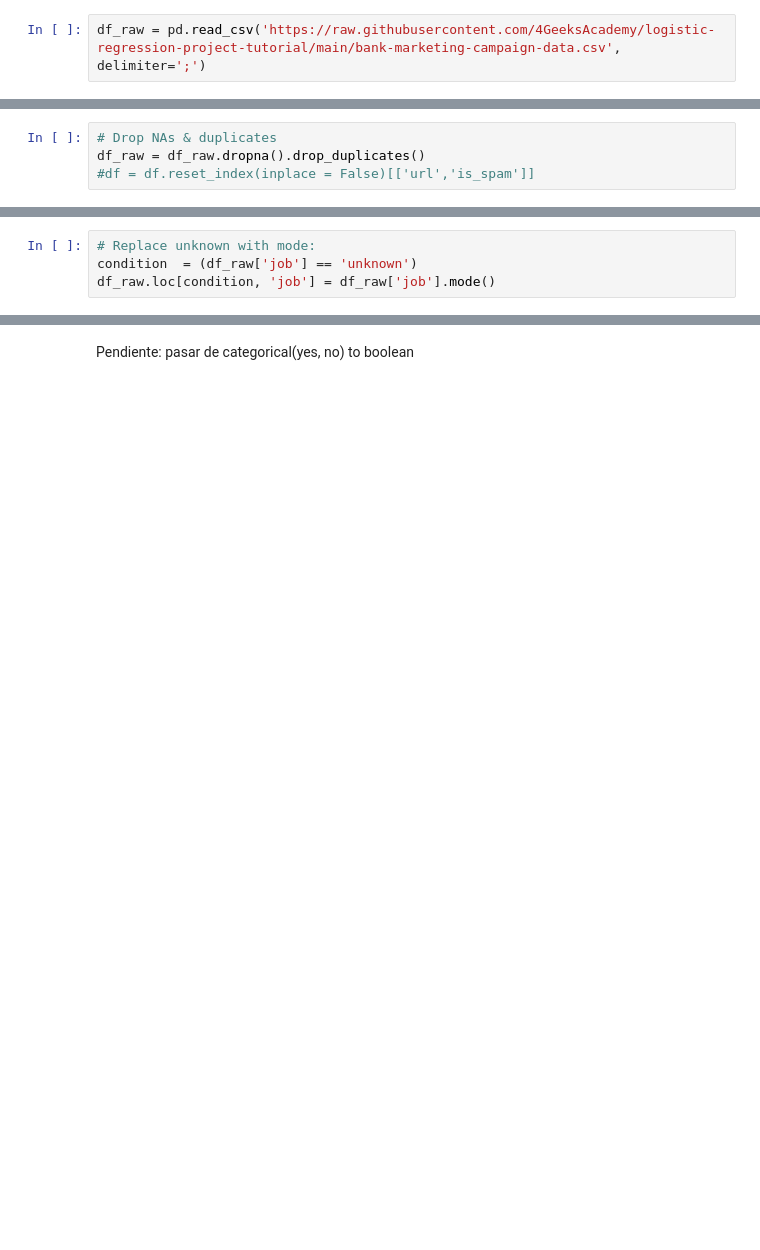
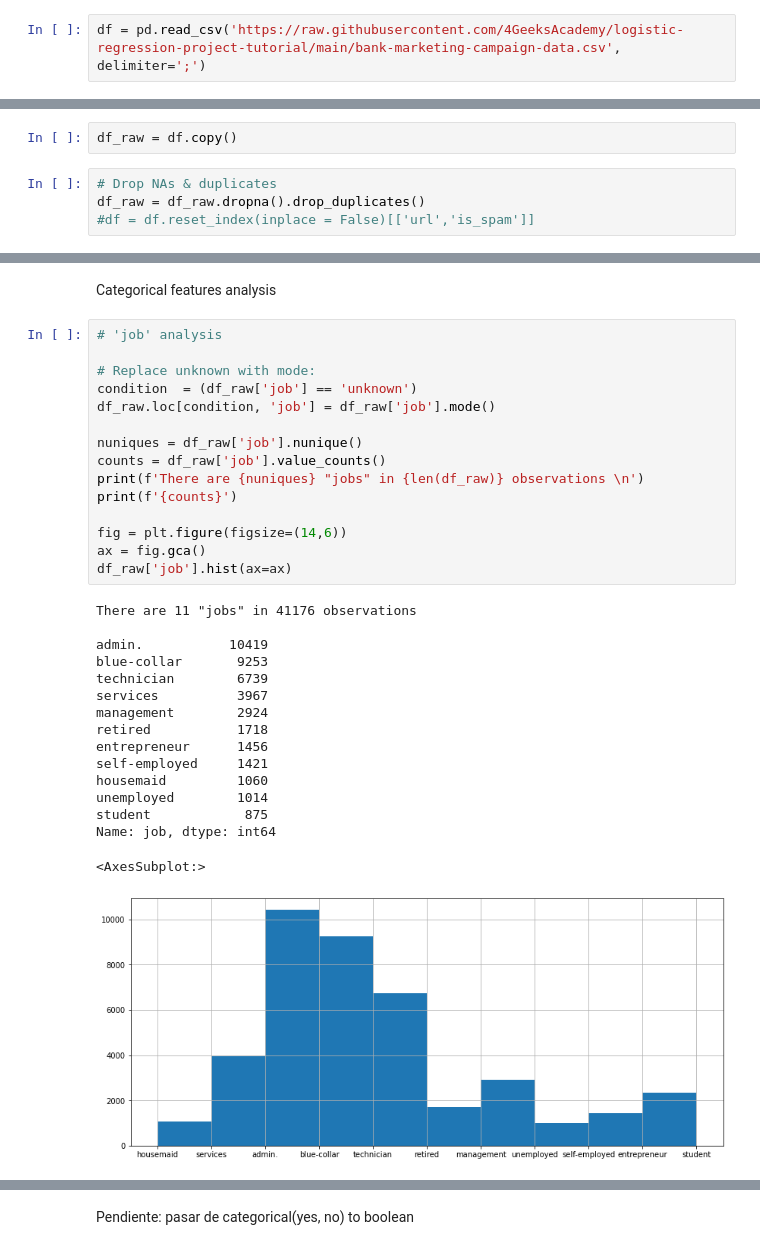
Before and after one commit to jgayosof/logistic-regression-project-tutorial, a Jupyter notebook: src/Sample_Steps.ipynb, the cells around one changed output, grey strips where cells are left out. Cells and saved outputs as stored; diff of their text form; blank space fills up the shorter version.

```diff
--- a/src/Sample_Steps.ipynb
+++ b/src/Sample_Steps.ipynb
@@ -37,6 +39,6 @@ from sklearn.preprocessing import MinMaxScaler
 from sklearn.model_selection import train_test_split
 from sklearn.metrics import mean_squared_error, r2_score
 # %%
-df_raw = pd.read_csv('https://raw.githubusercontent.com/4GeeksAcademy/logistic-regression-project-tutorial/main/bank-marketing-campaign-data.csv', delimiter=';')
+df = pd.read_csv('https://raw.githubusercontent.com/4GeeksAcademy/logistic-regression-project-tutorial/main/bank-marketing-campaign-data.csv', delimiter=';')
 # %%
 # 1.1 Get basic info
@@ -115,6 +118,8 @@ nr.employed: number of employees - quarterly indicator (numeric)
 Target variable:
 y: has the client subscribed a term deposit?
 '''
+# %%
+df_raw = df.copy()
 # %%
 # Drop NAs & duplicates
 df_raw = df_raw.dropna().drop_duplicates()
@@ -131,5 +136,35 @@ The Dataset has 41176 "observations" with 41176 columns
+# %% [markdown]
+Categorical features analysis
 # %%
+# 'job' analysis
+
 # Replace unknown with mode:
 condition  = (df_raw['job'] == 'unknown')
 df_raw.loc[condition, 'job'] = df_raw['job'].mode()
+
+nuniques = df_raw['job'].nunique()
+counts = df_raw['job'].value_counts()
+print(f'There are {nuniques} "jobs" in {len(df_raw)} observations \n')
+print(f'{counts}')
+
+fig = plt.figure(figsize=(14,6))
+ax = fig.gca()
+df_raw['job'].hist(ax=ax)
+# %% [output]
+There are 11 "jobs" in 41176 observations
+
+admin.           10419
+blue-collar       9253
+technician        6739
+services          3967
+management        2924
+retired           1718
+entrepreneur      1456
+self-employed     1421
+housemaid         1060
+unemployed        1014
+student            875
+Name: job, dtype: int64
+<AxesSubplot:>
+[figure, added]
 # %%
```
Also changed, not shown: parts of 27 cells of this notebook.
